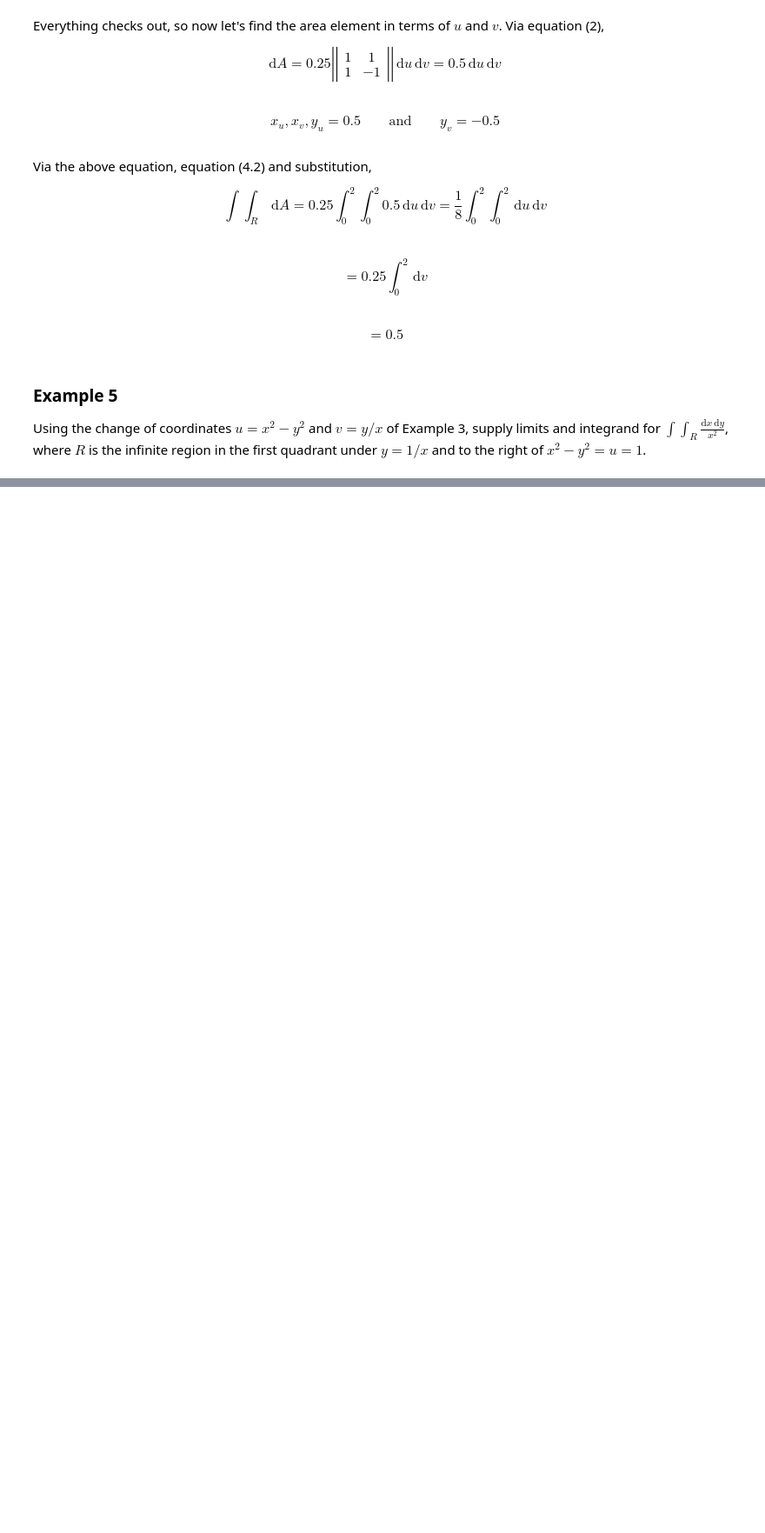
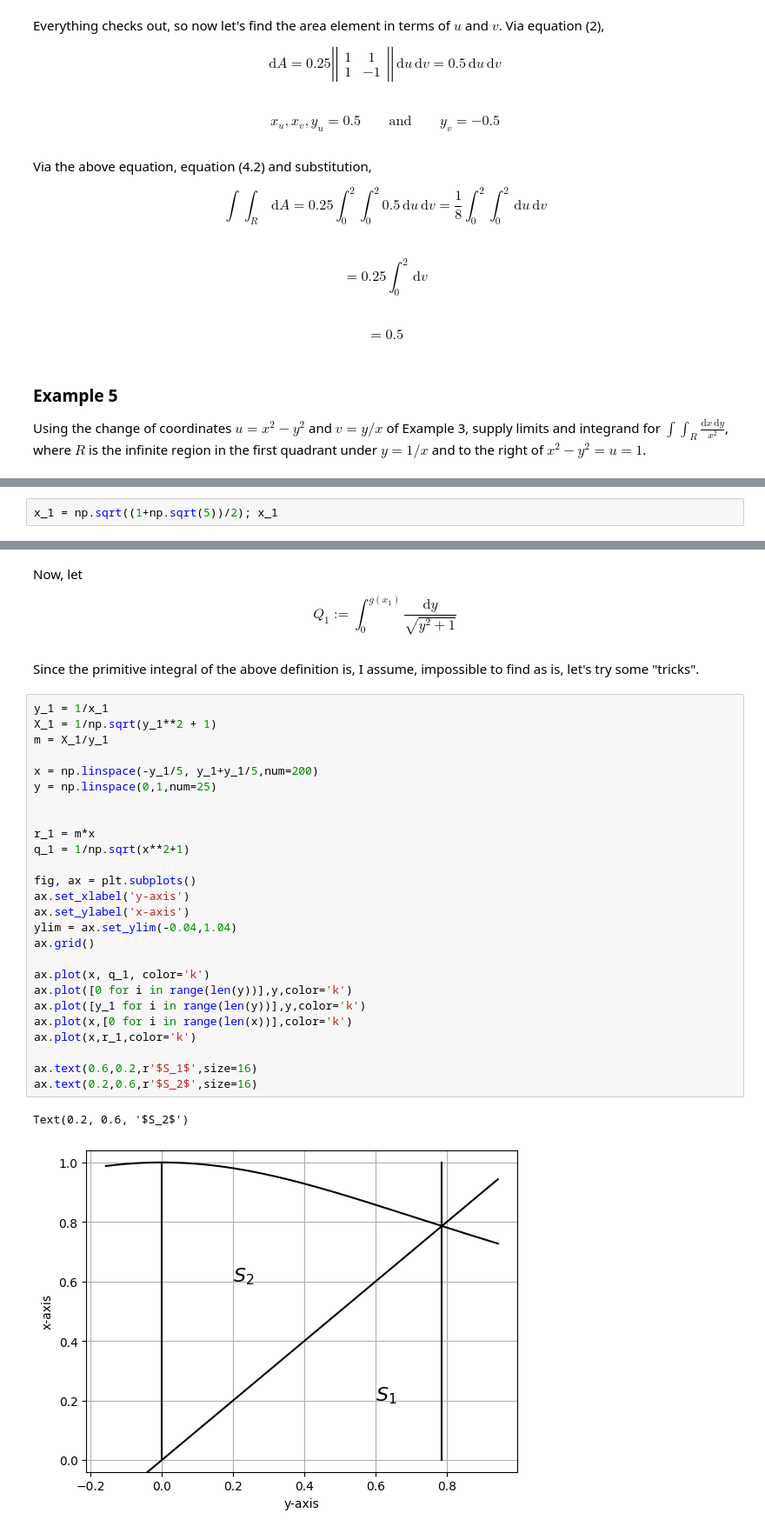
Before and after one commit to jordandll/MultivariableCalculus, a Jupyter notebook: DoubleIntegrals/DoubleIntegrals/Limits.ipynb, the cells around one changed output, grey strips where cells are left out. Shown at 87% size. Drawn from its saved outputs; the diff is of its cells as text; blank space fills up the shorter version.

Commit message:
Finished limits session of double integrals.

```diff
--- a/DoubleIntegrals/DoubleIntegrals/Limits.ipynb
+++ b/DoubleIntegrals/DoubleIntegrals/Limits.ipynb
@@ -266,0 +367,2 @@ Using the change of coordinates $u=x^2-y^2$ and $v = y/x$ of Example 3, supply l
+# %%
+x_1 = np.sqrt((1+np.sqrt(5))/2); x_1
@@ -266,0 +421,35 @@ Using the change of coordinates $u=x^2-y^2$ and $v = y/x$ of Example 3, supply l
+# %% [markdown]
+Now, let
+
+$$ Q_1 := \int_0^{g(x_1)}\frac{\mathrm{d}y}{\sqrt{y^2+1}}$$
+# %% [markdown]
+Since the primitive integral of the above definition is, I assume, impossible to find as is, let's try some "tricks".
+# %%
+y_1 = 1/x_1
+X_1 = 1/np.sqrt(y_1**2 + 1)
+m = X_1/y_1
+
+x = np.linspace(-y_1/5, y_1+y_1/5,num=200)
+y = np.linspace(0,1,num=25)
+
+
+r_1 = m*x
+q_1 = 1/np.sqrt(x**2+1)
+
+fig, ax = plt.subplots()
+ax.set_xlabel('y-axis')
+ax.set_ylabel('x-axis')
+ylim = ax.set_ylim(-0.04,1.04)
+ax.grid()
+
+ax.plot(x, q_1, color='k')
+ax.plot([0 for i in range(len(y))],y,color='k')
+ax.plot([y_1 for i in range(len(y))],y,color='k')
+ax.plot(x,[0 for i in range(len(x))],color='k')
+ax.plot(x,r_1,color='k')
+
+ax.text(0.6,0.2,r'$S_1$',size=16)
+ax.text(0.2,0.6,r'$S_2$',size=16)
+# %% [output]
+Text(0.2, 0.6, '$S_2$')
+[figure, added]
```
Also changed, not shown: parts of 70 cells of this notebook.
